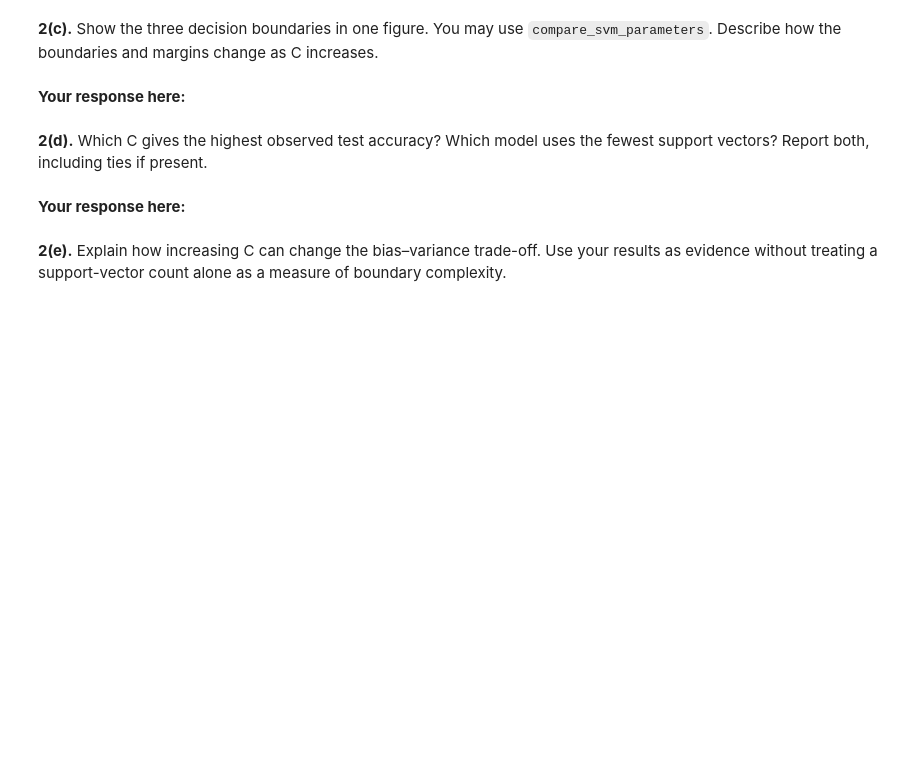
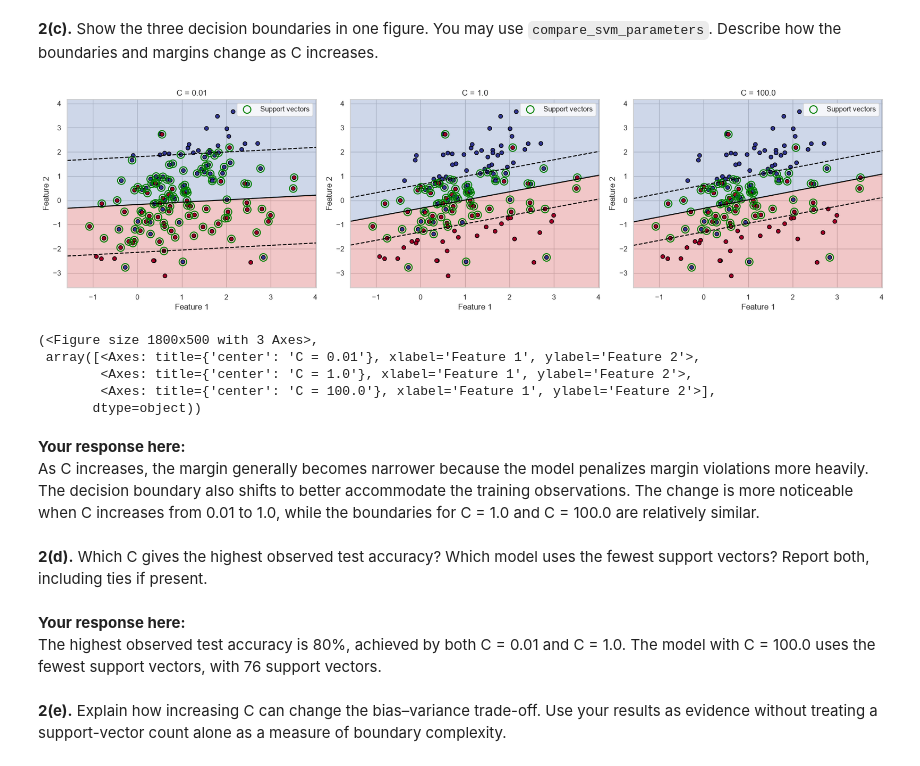
Before and after one commit to vkdlxj008/lab-06-jkim4, a Jupyter notebook: lab-06.ipynb, the cells around one changed output. Cells and saved outputs as stored; diff of their text form; code cells hidden in the pictures; blank space fills up the shorter version.

```diff
--- a/lab-06.ipynb
+++ b/lab-06.ipynb
@@ -117,3 +170,22 @@ X_train, X_test, y_train, y_test = train_test_split(
 # %%
 # 2(a)
 # Your code here
+C_values = [0.01, 1.0, 100.0]
+
+svm_models = {}
+
+for C in C_values:
+    model = SVC(
+        kernel='linear',
+        C=C,
+        random_state=42
+    )
+
+    model.fit(X_train, y_train)
+    svm_models[C] = model
+
+    print(f"C = {C}")
+    print("Training Accuracy:", model.score(X_train, y_train))
+    print("Test Accuracy:", model.score(X_test, y_test))
+    print("Support Vectors:", sum(model.n_support_))
+    print()
@@ -127,12 +231,29 @@ X_train, X_test, y_train, y_test = train_test_split(
 # %%
 # 2(c)
 # Your code here
+compare_svm_parameters(
+    X_train,
+    y_train,
+    "C",
+    [0.01, 1.0, 100.0],
+    kernel="linear",
+    random_state=42
+)
+# %% [output]
+[figure, added]
+(<Figure size 1800x500 with 3 Axes>,
+ array([<Axes: title={'center': 'C = 0.01'}, xlabel='Feature 1', ylabel='Feature 2'>,
+        <Axes: title={'center': 'C = 1.0'}, xlabel='Feature 1', ylabel='Feature 2'>,
+        <Axes: title={'center': 'C = 100.0'}, xlabel='Feature 1', ylabel='Feature 2'>],
+       dtype=object))
 # %% [markdown]
 **Your response here:**
+As C increases, the margin generally becomes narrower because the model penalizes margin violations more heavily. The decision boundary also shifts to better accommodate the training observations. The change is more noticeable when C increases from 0.01 to 1.0, while the boundaries for C = 1.0 and C = 100.0 are relatively similar.
 # %% [markdown]
 **2(d).** Which C gives the highest observed test accuracy? Which model uses the fewest support vectors? Report both, including ties if present.
 # %% [markdown]
 **Your response here:**
+The highest observed test accuracy is 80%, achieved by both C = 0.01 and C = 1.0. The model with C = 100.0 uses the fewest support vectors, with 76 support vectors.
 # %% [markdown]
 **2(e).** Explain how increasing C can change the bias–variance trade-off. Use your results as evidence without treating a support-vector count alone as a measure of boundary complexity.
 # %% [markdown]
```
Also changed, not shown: parts of 51 cells of this notebook, 1 other file.
